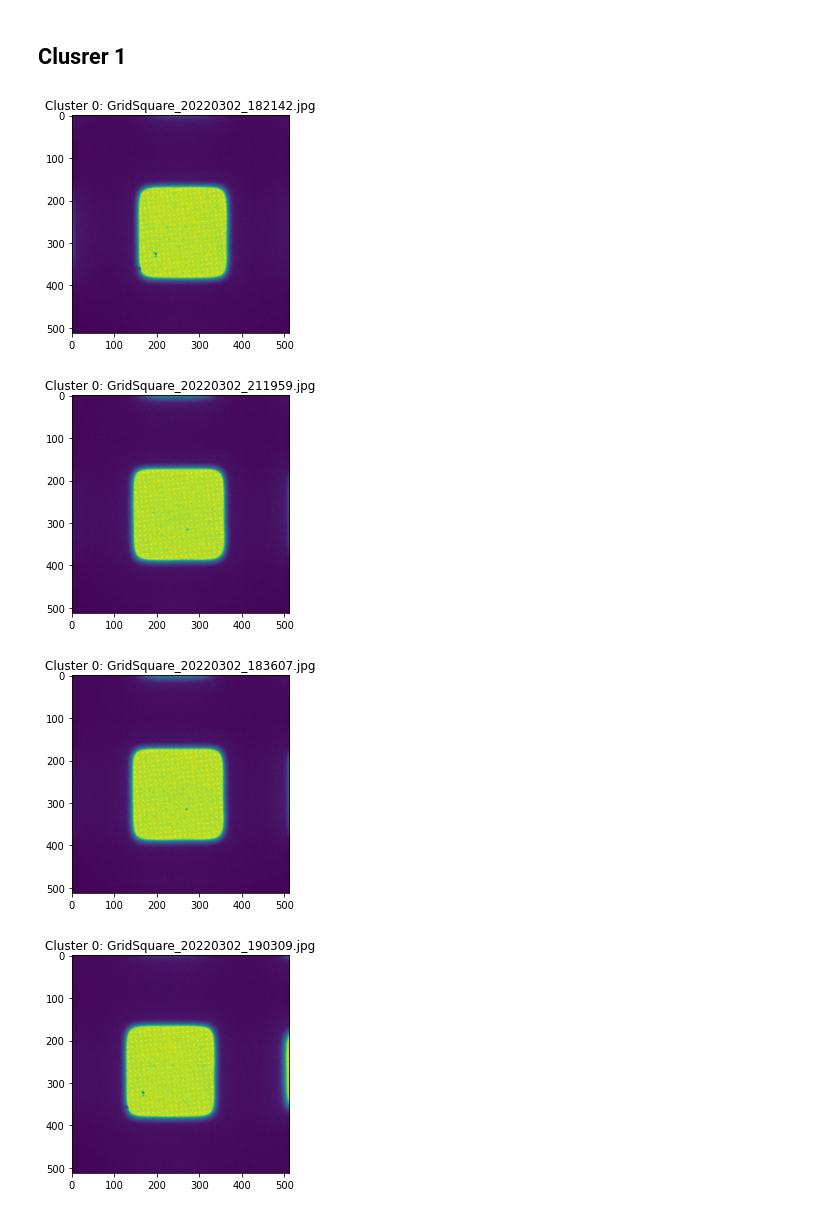
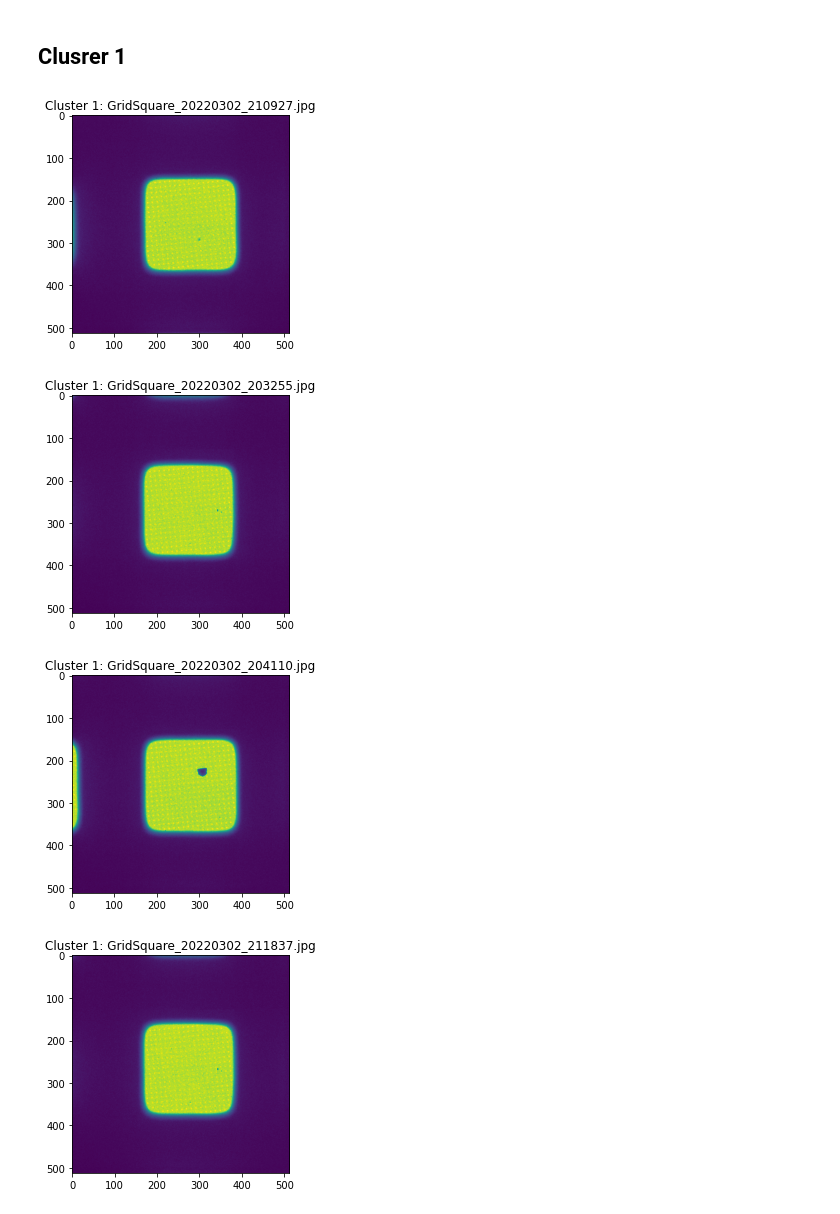
Before and after one commit to WEHI-ResearchComputing/cryo_em_grid_detection_ai, a Jupyter notebook: notebook/unsupervised.ipynb, the cells around one changed output. Saved outputs shown, nothing was run; the diff lists cells and outputs as text; code cells hidden in the pictures.

```diff
--- a/notebook/unsupervised.ipynb
+++ b/notebook/unsupervised.ipynb
@@ -94,12 +96,12 @@ Cluster 1:
 # %%
 for i in range(min(5, len(clustered_images[0]))):  # Displaying first 5 images of cluster 1 as an example
     img_path = os.path.join(folder_path, clustered_images[1][i])
     img = Image.open(img_path)
     plt.imshow(img)
-    plt.title(f"Cluster 0: {clustered_images[0][i]}")
+    plt.title(f"Cluster 1: {clustered_images[0][i]}")
     plt.show()
 # %% [output]
-[figure, old version]
+[figure, new version]
-[figure, old version]
+[figure, new version]
-[figure, old version]
+[figure, new version]
-[figure, old version]
+[figure, new version]
```
Also changed, not shown: parts of 3 cells of this notebook.
